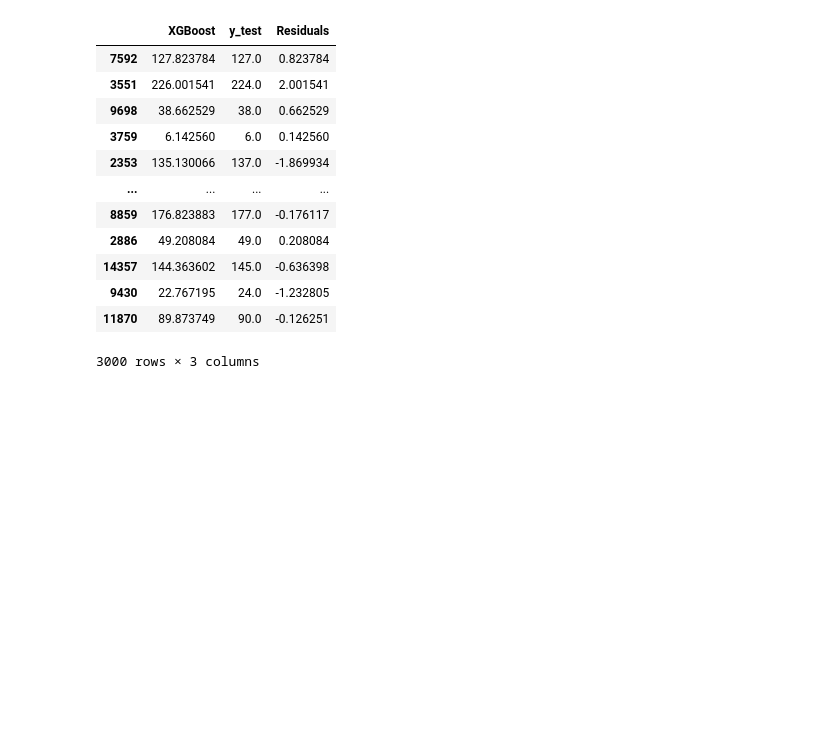
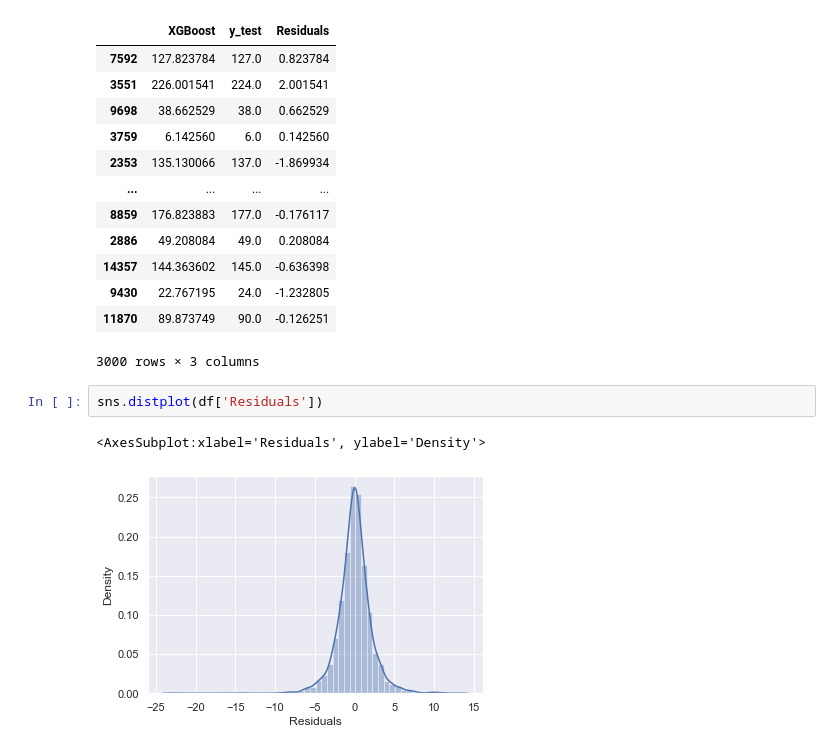
Before and after one commit to padmachocka/Calories_prediction, a Jupyter notebook: Calories_burnt_prediction.ipynb, the cells around one changed output. Drawn from its saved outputs; the diff is of its cells as text; blank space fills up the shorter version.

```diff
--- a/Calories_burnt_prediction.ipynb
+++ b/Calories_burnt_prediction.ipynb
@@ -397,3 +397,8 @@ df
 | 9430 | 22.767195 | 24.0 | -1.232805 |
 | 11870 | 89.873749 | 90.0 | -0.126251 |
 3000 rows × 3 columns
+# %%
+sns.distplot(df['Residuals'])
+# %% [output]
+<AxesSubplot:xlabel='Residuals', ylabel='Density'>
+[figure, added]
```
